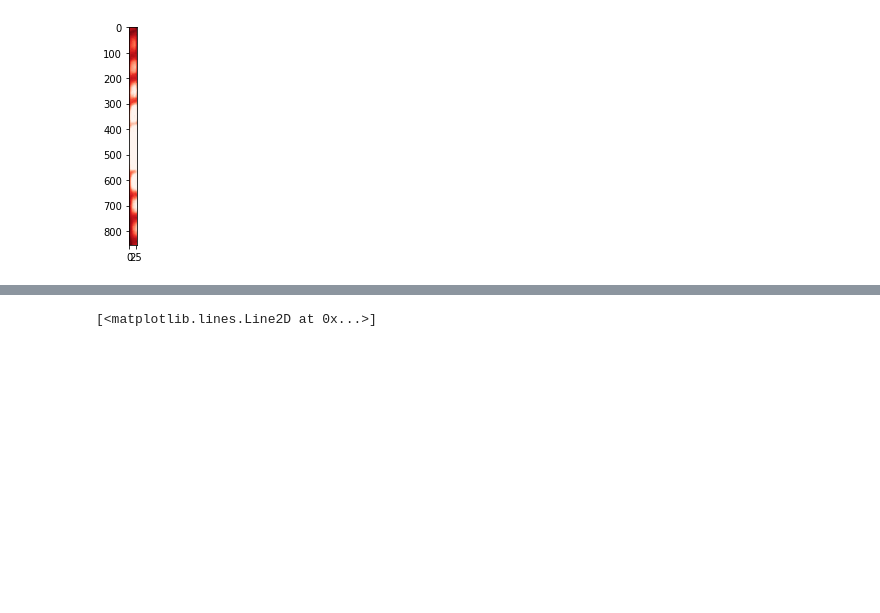
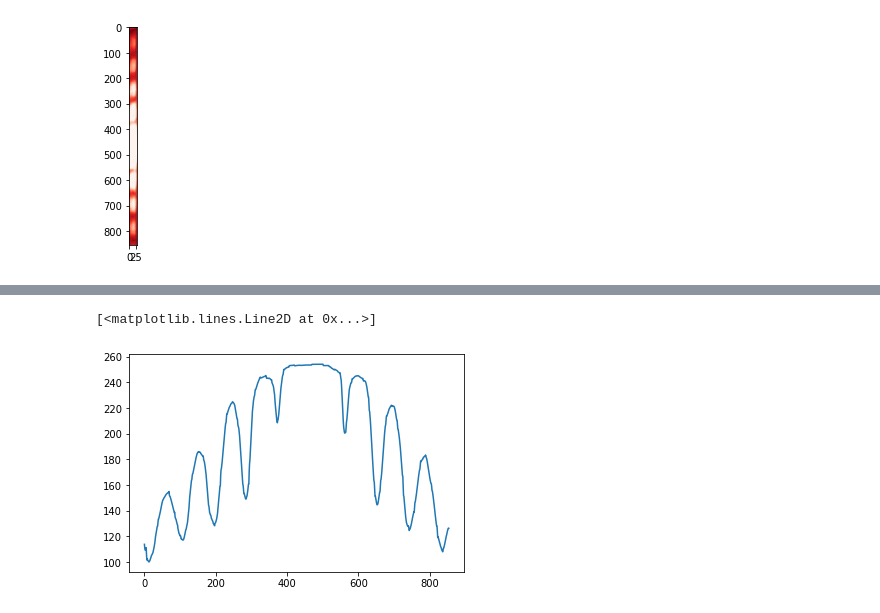
Before and after one commit to LunaKadysz/Laboratorio-4, a Jupyter notebook: Practica2/Practica2.ipynb, the cells around one changed output, grey strips where cells are left out. Saved outputs shown, nothing was run; the diff lists cells and outputs as text; code cells hidden in the pictures; blank space fills up the shorter version.

```diff
--- a/Practica2/Practica2.ipynb
+++ b/Practica2/Practica2.ipynb
@@ -126,17 +130,18 @@ for i in range(30):
 # %%
 def promedio(R):
     mediana = []
     error = []
     for i in range(len(R)):
         mediana.append(np.mean(R[i]))
         error.append(np.std(R[i]))
     return mediana, error
 
-%matplotlib qt
+%matplotlib inline
 
 mediana, error = promedio(R)
-plt.plot(range(len(mediana)),-np.array(mediana))
+plt.plot(range(len(mediana)),np.array(mediana))
 #puntos_x = np.array(plt.ginput(9))
 #puntos_x
 # %% [output]
 [<matplotlib.lines.Line2D at 0x...>]
+[figure, added]
```
Also changed, not shown: parts of 50 cells of this notebook.
